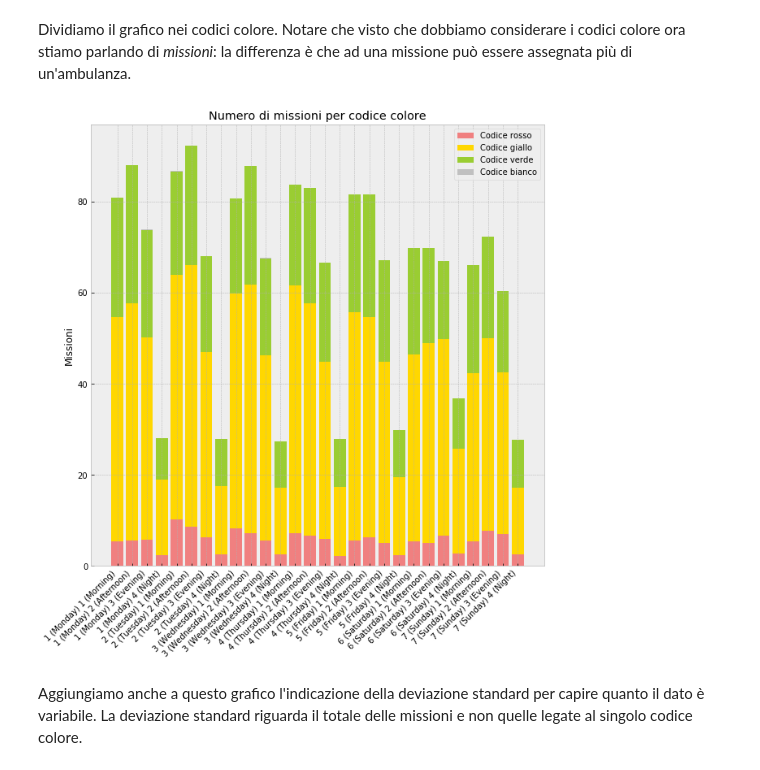
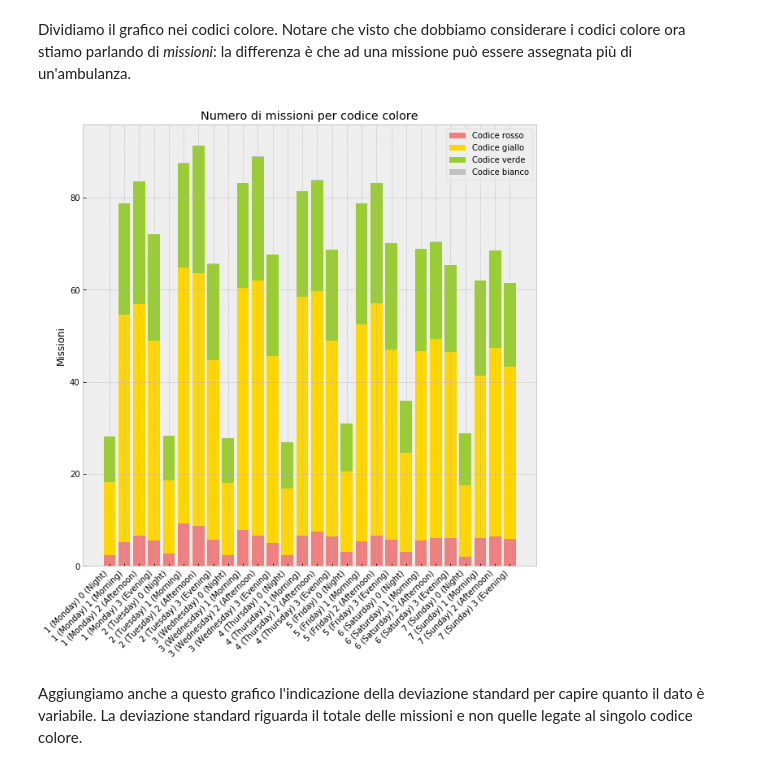
Before and after one commit to r-carissimi/areu-open-data, a Jupyter notebook: statistics/areu-statistics.ipynb, the cells around one changed output. Drawn from its saved outputs; the diff is of its cells as text; code cells hidden in the pictures.

Commit message:
Updated data and statistics

```diff
--- a/statistics/areu-statistics.ipynb
+++ b/statistics/areu-statistics.ipynb
@@ -14,7 +14,7 @@ plt.style.use('bmh')
 plt.rc('figure', figsize=(10.0, 10.0))
 
 #Leggiamo il CSV
-df = pd.read_csv('data/milano.csv')
+df = pd.read_csv('../real-time-data/milano.csv')
 # %%
 #Copio il dataframe
 data = df
@@ -49,18 +49,3 @@ data
 ## Media di ambulanze per ogni giorno della settimana
 
 Ora analizziamo la media delle ambulanze per ogni giorno della settimana, separando le statistiche per turno.
-# %%
-def turno(timestamp):
-	weekday = timestamp.strftime("%u (%A)")
-	hour = int(timestamp.strftime("%H"))
-	if 0 <= hour < 8 :
-		hour = "4 (Night)"
-		weekday = (timestamp-timedelta(days=1)).strftime("%u (%A)")
-	elif 8 <= hour < 13 : hour = "1 (Morning)"
-	elif 13 <= hour < 19 : hour = "2 (Afternoon)"
-	elif 19 <= hour < 24 : hour = "3 (Evening)"
-	return weekday + " " + hour
-
-medie = data.groupby(by = turno).mean()
-std = data.groupby(by = turno).std()
-medie
@@ -95,21 +69,35 @@ plt.show()
 # %% [markdown]
 Dividiamo il grafico nei codici colore. Notare che visto che dobbiamo considerare i codici colore ora stiamo parlando di _missioni_: la differenza è che ad una missione può essere assegnata più di un'ambulanza.
 # %%
+def turno(timestamp):
+	weekday = timestamp.strftime("%u (%A)")
+	hour = int(timestamp.strftime("%H"))
+	if 0 <= hour < 8 :
+		hour = "0 (Night)"
+		weekday = (timestamp-timedelta(days=1)).strftime("%u (%A)")
+	elif 8 <= hour < 13 : hour = "1 (Morning)"
+	elif 13 <= hour < 19 : hour = "2 (Afternoon)"
+	elif 19 <= hour < 24 : hour = "3 (Evening)"
+	return weekday + " " + hour
+
+medie = data.groupby(by = turno).mean()
+std = data.groupby(by = turno).std()
+
 fig, ax = plt.subplots()
 ax.bar(medie.index, medie.rosso, label = "Codice rosso", color = "#F08080")
 ax.bar(medie.index, medie.giallo, label = "Codice giallo", color = "#FFD700", bottom=medie.rosso)
 ax.bar(medie.index, medie.verde, label = "Codice verde", color = "#9ACD32", bottom=(medie.giallo+medie.rosso))
 ax.bar(medie.index, medie.bianco, label = "Codice bianco", color = "#C0C0C0", bottom=(medie.giallo+medie.rosso+medie.verde))
 
 
 ax.set_ylabel('Missioni')
 ax.set_title('Numero di missioni per codice colore')
 ax.legend()
 
 plt.xticks(rotation=45, ha='right')
 plt.show()
 # %% [output]
-[figure, old version]
+[figure, new version]
 # %% [markdown]
 Aggiungiamo anche a questo grafico l'indicazione della deviazione standard per capire quanto il dato è variabile. La deviazione standard riguarda il totale delle missioni e non quelle legate al singolo codice colore.
 # %%
```
Also changed, not shown: parts of 12 cells of this notebook, 12 other files.
